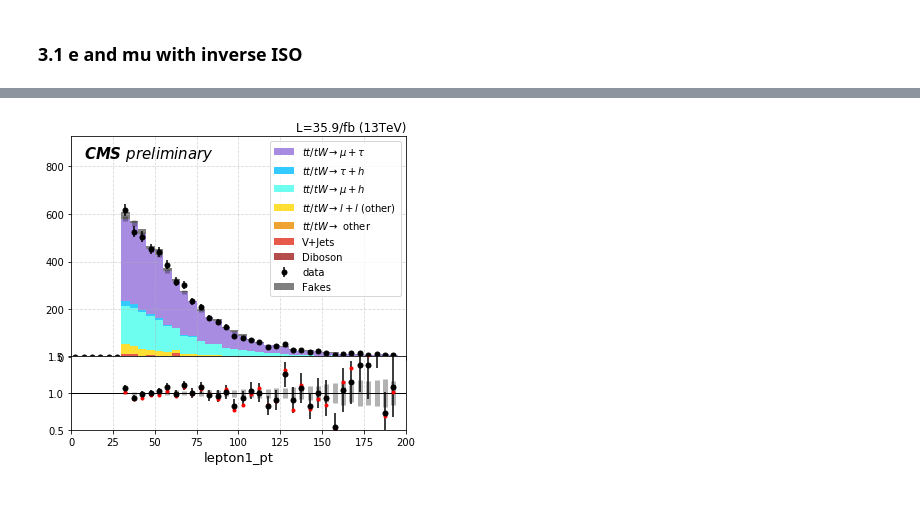
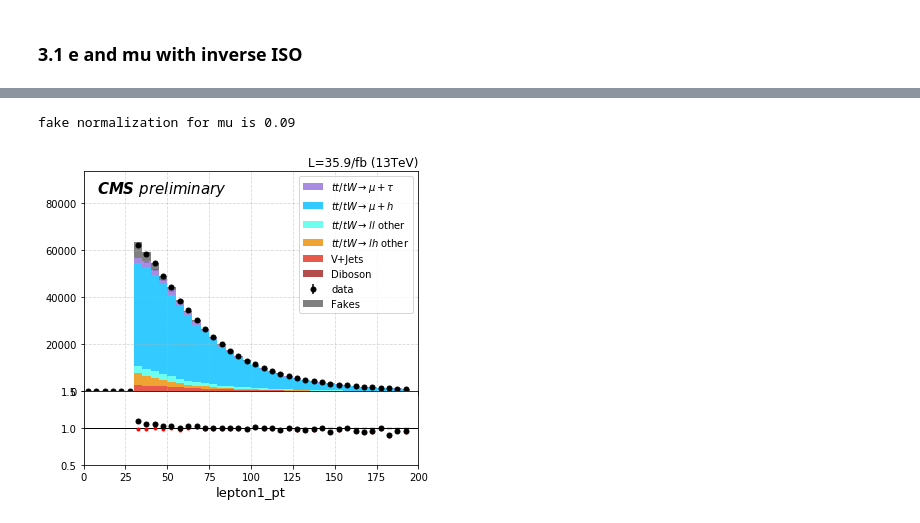
Before and after one commit to ZihengChen/WBranchingFaction, a Jupyter notebook: notebooks/ju_measureFakeRate.ipynb, the cells around one changed output, grey strips where cells are left out. Drawn from its saved outputs; the diff is of its cells as text; code cells hidden in the pictures.

```diff
--- a/notebooks/ju_measureFakeRate.ipynb
+++ b/notebooks/ju_measureFakeRate.ipynb
@@ -306,5 +305,6 @@ fake normalization for e is 0.116
 # %%
-#plotPtWithISOFakes('mu')
-plotPtWithSSFakes('mu')
+plotPtWithISOFakes('mu')
+#plotPtWithSSFakes('mu')
 # %% [output]
+fake normalization for mu is 0.09
-[figure, old version]
+[figure, new version]
```
Also changed, not shown: parts of 4 cells of this notebook, 7 other files.
